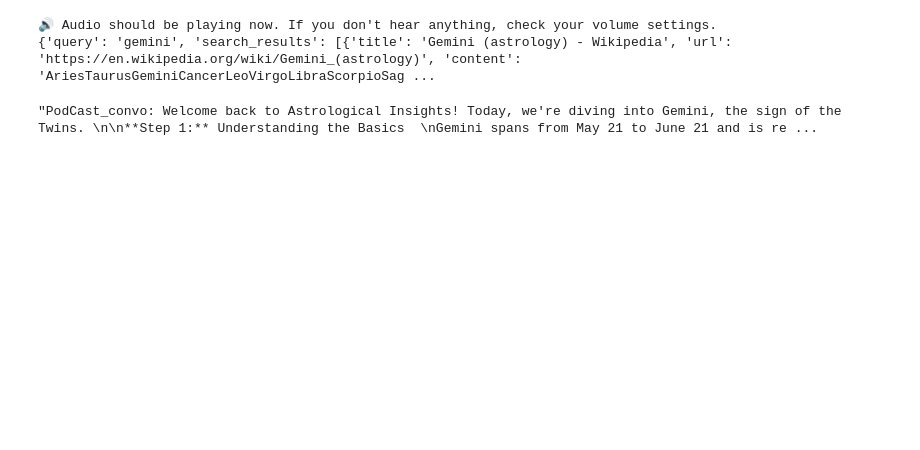
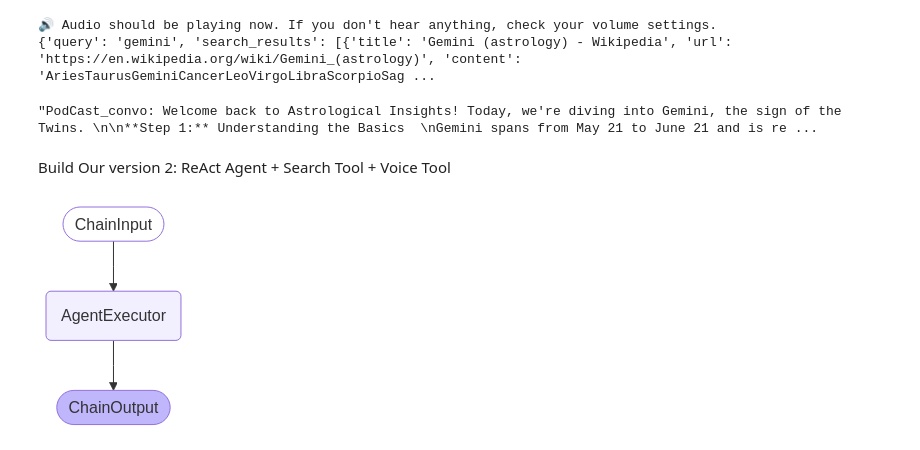
Before and after one commit to Sahanave/AICamp-Demo, a Jupyter notebook: PodcastGPT.ipynb, the cells around one changed output. Cells and saved outputs as stored; diff of their text form; code cells hidden in the pictures; blank space fills up the shorter version.

```diff
--- a/PodcastGPT.ipynb
+++ b/PodcastGPT.ipynb
@@ -210,3 +214,5 @@ version1.podcast_topic("gemini")
 🔊 Audio should be playing now. If you don't hear anything, check your volume settings.
 {'query': 'gemini', 'search_results': [{'title': 'Gemini (astrology) - Wikipedia', 'url': 'https://en.wikipedia.org/wiki/Gemini_(astrology)', 'content': 'AriesTaurusGeminiCancerLeoVirgoLibraScorpioSag ...
 "PodCast_convo: Welcome back to Astrological Insights! Today, we're diving into Gemini, the sign of the Twins. \n\n**Step 1:** Understanding the Basics  \nGemini spans from May 21 to June 21 and is re ...
+# %% [markdown]
+Build Our version 2: ReAct Agent + Search Tool + Voice Tool
@@ -212,0 +302,29 @@ version1.podcast_topic("gemini")
+# %%
+version2 = ReActAgent()
+version2.llm_prompt = """You are an AI podcast host specialized in creating informative podcasts.
+When given a topic, follow these steps:
+1. Use the search_tool to gather recent information about the topic
+2. Organize the content in a 3-Steps, 2-Types, 1-Thing framework:
+   - 3 Steps: Three key actions or processes related to the topic
+   - 2 Types: Two important categories or classifications within the topic
+   - 1 Thing: The single most important takeaway
+3. Keep your content under 45 seconds when spoken
+4. Craft your response as a complete podcast script
+5. At the end, use the voice_tool with your complete podcast script to generate audio. Always use the voice tool
+
+Remember to make the content engaging, informative, and concise.
+"""
+version2.initialize()
+# %%
+from IPython.display import Image, display
+from langchain_core.runnables.graph import CurveStyle, MermaidDrawMethod, NodeStyles
+
+display(
+    Image(
+        version2.graph.get_graph().draw_mermaid_png(
+            draw_method=MermaidDrawMethod.API,
+        )
+    )
+)
+# %% [output]
+[figure, added]
```
Also changed, not shown: parts of 3 cells of this notebook.
